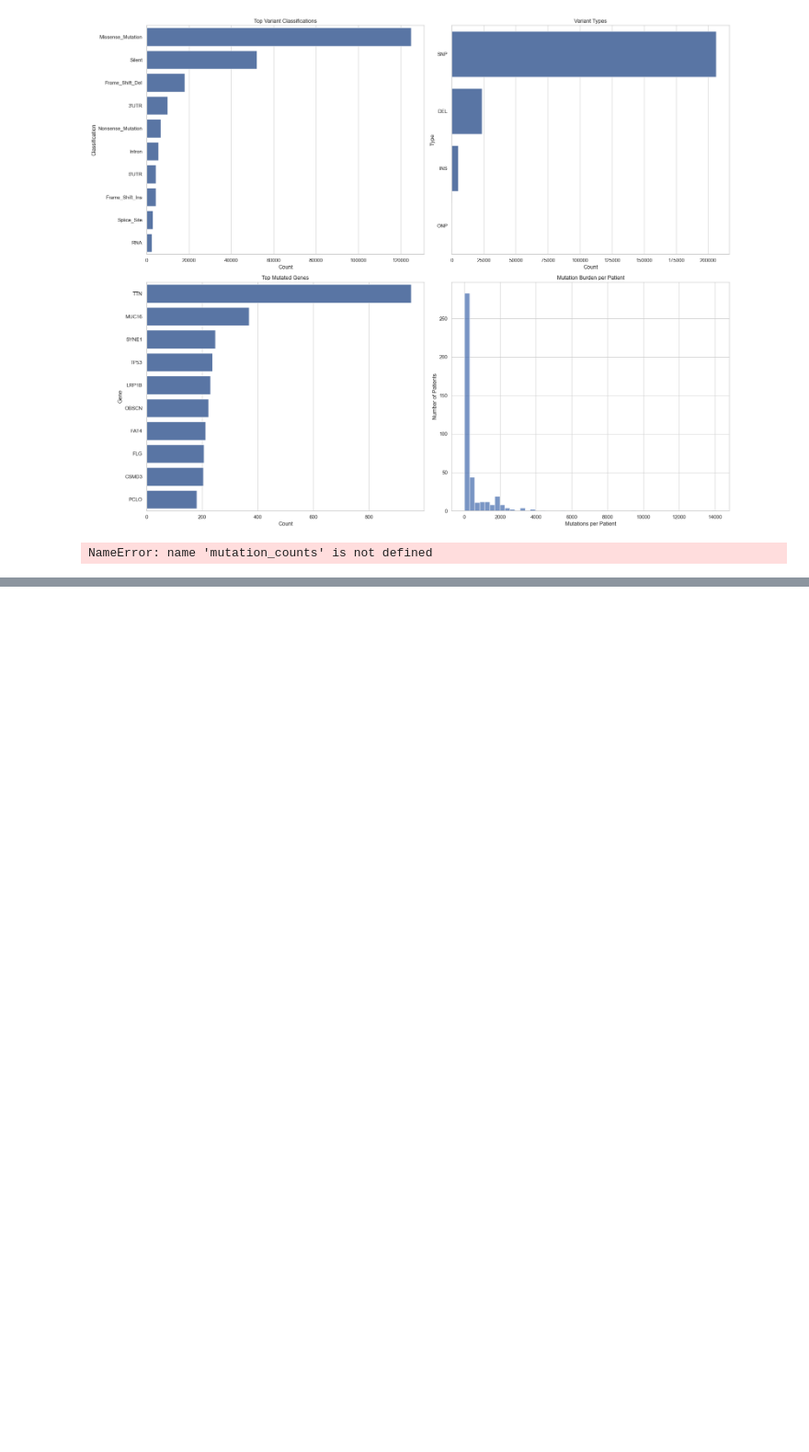
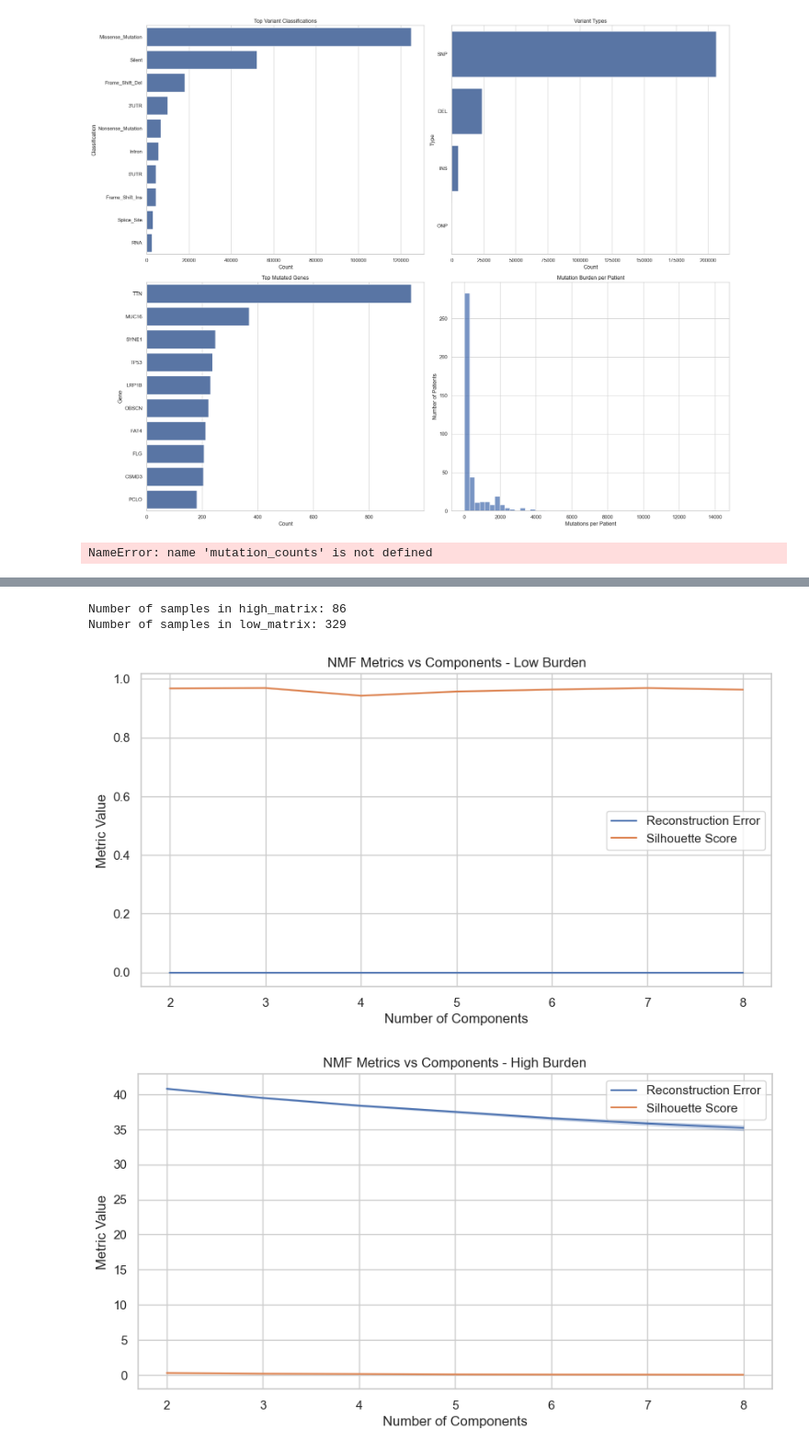
Before and after one commit to anl078/ECE204Repo, a Jupyter notebook: NMF.ipynb, the cells around one changed output, grey strips where cells are left out. Shown at 92% size. Saved outputs shown, nothing was run; the diff lists cells and outputs as text; code cells hidden in the pictures; blank space fills up the shorter version.

```diff
--- a/NMF.ipynb
+++ b/NMF.ipynb
@@ -302,0 +320,26 @@ H shape: (8, 113)
+# %%
+print(f"Number of samples in high_matrix: {high_matrix.shape[0]}")
+print(f"Number of samples in low_matrix: {low_matrix.shape[0]}")
+# %% [output]
+Number of samples in high_matrix: 86
+Number of samples in low_matrix: 329
+# %%
+import seaborn as sns
+import matplotlib.pyplot as plt
+
+def plot_nmf_metrics(results_df, matrix_name):
+    plt.figure(figsize=(10, 5))
+    sns.lineplot(data=results_df, x='n_components', y='reconstruction_err', label='Reconstruction Error')
+    sns.lineplot(data=results_df, x='n_components', y='silhouette', label='Silhouette Score')
+    plt.title(f'NMF Metrics vs Components - {matrix_name}')
+    plt.xlabel('Number of Components')
+    plt.ylabel('Metric Value')
+    plt.legend()
+    plt.grid(True)
+    plt.show()
+
+plot_nmf_metrics(results_low, "Low Burden")
+plot_nmf_metrics(results_high, "High Burden")
+# %% [output]
+[figure, added]
+[figure, added]
```
Also changed, not shown: parts of 6 cells of this notebook.
